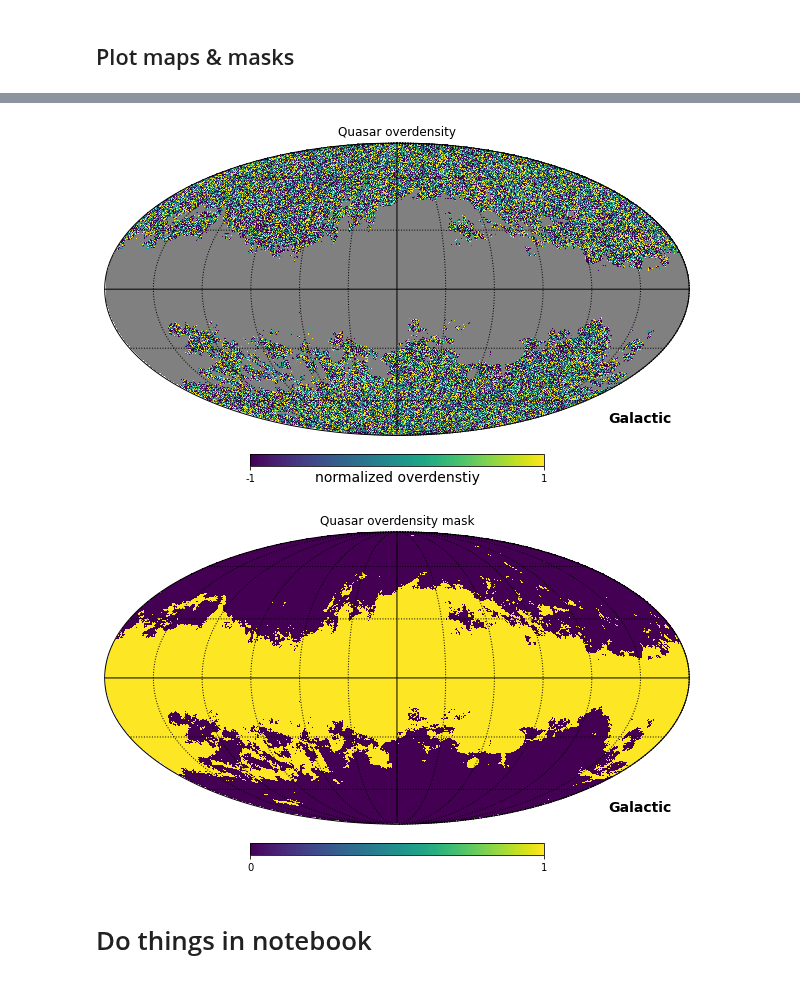
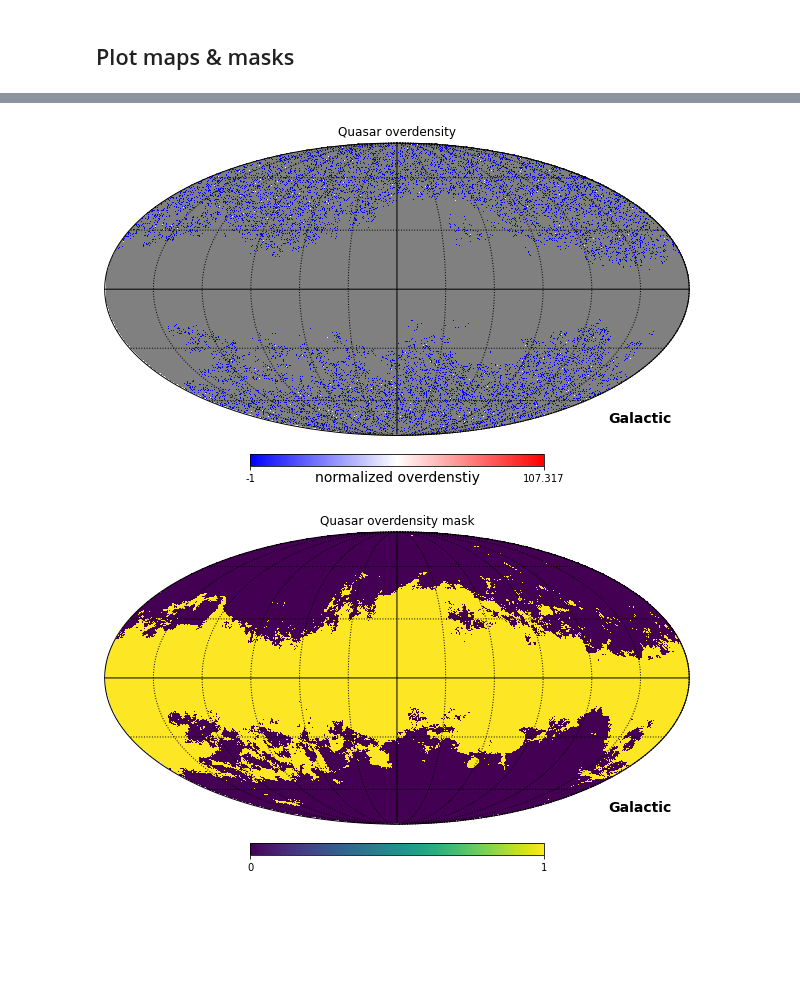
Before and after one commit to kstoreyf/gaia-quasars-lss, a Jupyter notebook: notebooks/2022-07-29_lensing_qso_cross.ipynb, the cells around one changed output, grey strips where cells are left out. Cells and saved outputs as stored; diff of their text form; code cells hidden in the pictures; blank space fills up the shorter version.

Commit message:
attempt at fixing overdensity map but fail

```diff
--- a/notebooks/2022-07-29_lensing_qso_cross.ipynb
+++ b/notebooks/2022-07-29_lensing_qso_cross.ipynb
@@ -27,5 +24,5 @@ The autoreload extension is already loaded. To reload it, use:
 # %%
-NSIDE = 256
+NSIDE = 2048
 G_max = 20
 # %%
 fn_Cls = f'../data/Cls/Cls_G{G_max}_NSIDE{NSIDE}.npy'
@@ -43,6 +40,6 @@ map_lensing = lensing_qso_cross.get_planck_lensing_map(NSIDE)
 # %% [output]
 Getting Planck lensing map
 # %%
-mask_overdensity = lensing_qso_cross.get_qso_mask(NSIDE, mask_names_gaia, Av_max=Av_max)
+mask_overdensity = masks.get_qso_mask(NSIDE, mask_names_gaia, Av_max=Av_max)
 # %% [output]
 Getting QSO mask
@@ -73,14 +70,12 @@ hp.graticule()
 # %%
 hp.mollview(map_overdensity, title=rf"Quasar overdensity",
-    unit=r"normalized overdenstiy", cmap='viridis', coord=['C', 'G'], min=-1, max=1)
+    unit=r"normalized overdenstiy", cmap='bwr', coord=['C', 'G'])#, min=-1, max=1)
 hp.graticule()
 # %% [output]
-[figure, old version]
+[figure, new version]
 # %%
 hp.mollview(mask_overdensity, title=rf"Quasar overdensity mask",
     unit=r"", cmap='viridis', coord=['C', 'G'], min=0, max=1)
 hp.graticule()
 # %% [output]
-[figure, old version]
+[figure, new version]
-# %% [markdown]
-# Do things in notebook
```
Also changed, not shown: parts of 37 cells of this notebook, 1 other file.
